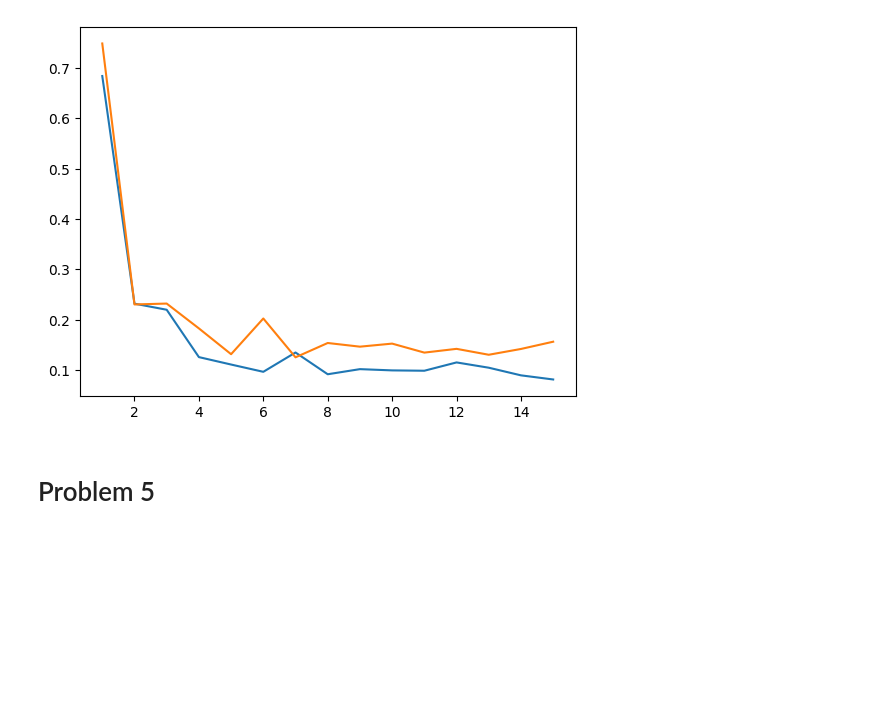
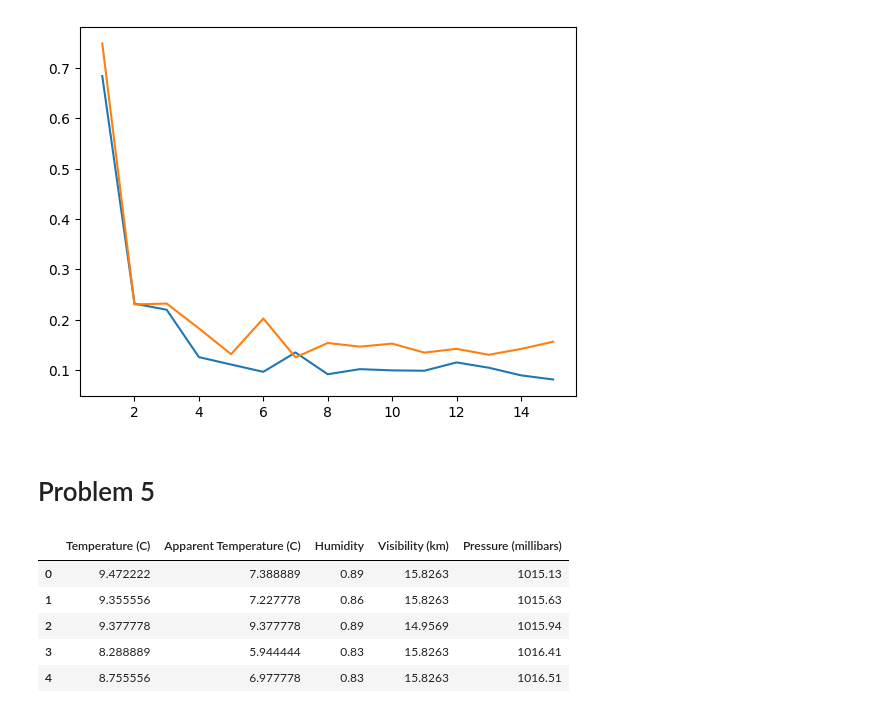
Before and after one commit to omiksave/MAE551, a Jupyter notebook: HW1.ipynb, the cells around one changed output. Cells and saved outputs as stored; diff of their text form; code cells hidden in the pictures; blank space fills up the shorter version.

```diff
--- a/HW1.ipynb
+++ b/HW1.ipynb
@@ -146,0 +149,12 @@ plt.plot(np.linspace(1,len(test_scores),len(test_scores)),test_scores)
+# %%
+daf = pd.read_csv("C:/Users/osave/Downloads/HW1_P5_weatherHistory.csv")
+# %%
+df = pd.DataFrame(daf,columns=["Temperature (C)","Apparent Temperature (C)","Humidity","Visibility (km)","Pressure (millibars)"])
+df.head()
+# %% [output]
+|  | Temperature (C) | Apparent Temperature (C) | Humidity | Visibility (km) | Pressure (millibars) |
+| 0 | 9.472222 | 7.388889 | 0.89 | 15.8263 | 1015.13 |
+| 1 | 9.355556 | 7.227778 | 0.86 | 15.8263 | 1015.63 |
+| 2 | 9.377778 | 9.377778 | 0.89 | 14.9569 | 1015.94 |
+| 3 | 8.288889 | 5.944444 | 0.83 | 15.8263 | 1016.41 |
+| 4 | 8.755556 | 6.977778 | 0.83 | 15.8263 | 1016.51 |
```
Also changed, not shown: parts of 5 cells of this notebook.
